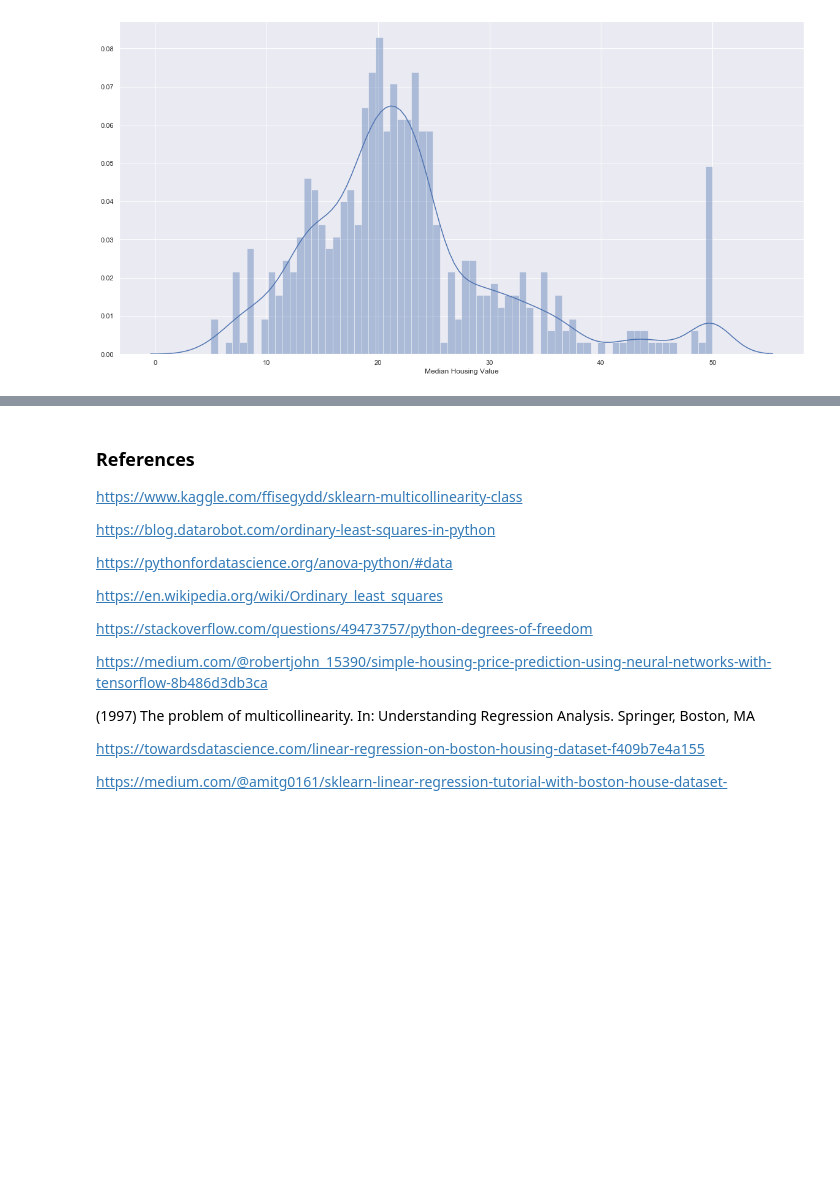
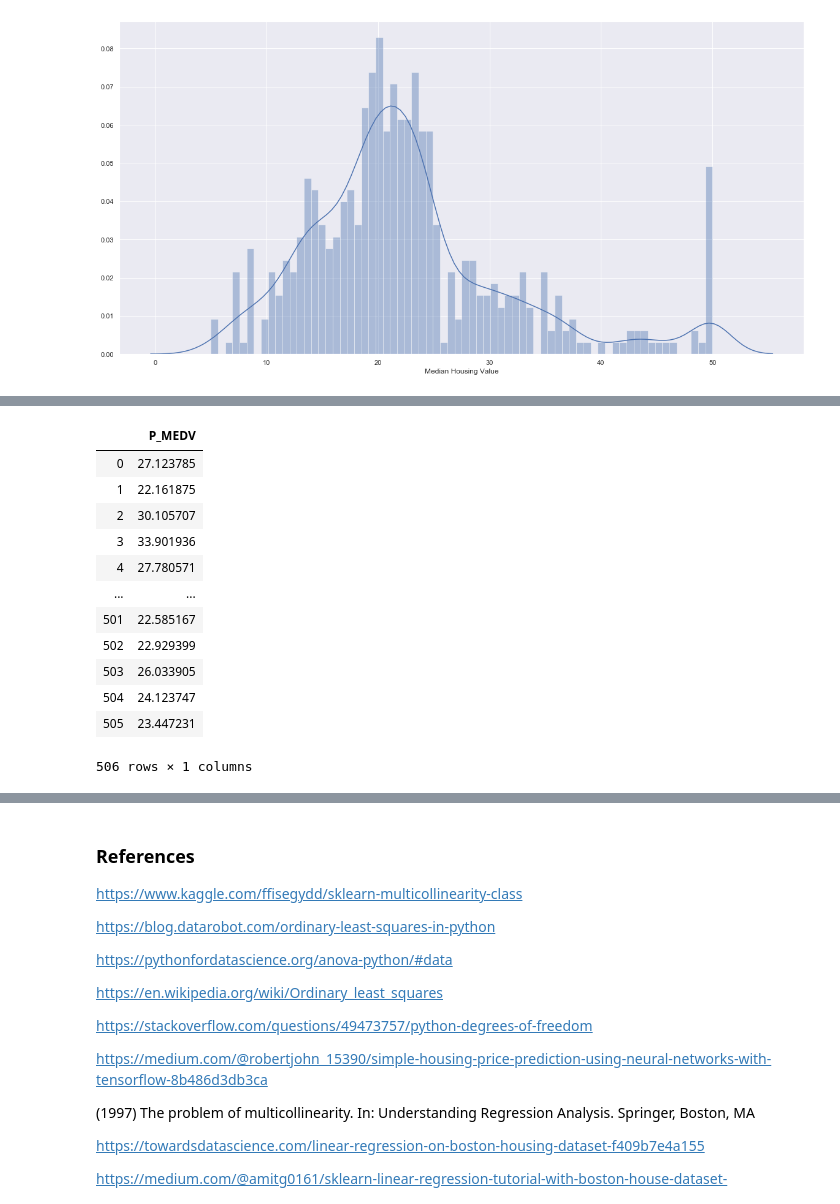
Before and after one commit to SimonMcLain/ML-Statistics-Project-2019-G00364775, a Jupyter notebook: Project.ipynb, the cells around one changed output, grey strips where cells are left out. Cells and saved outputs as stored; diff of their text form; code cells hidden in the pictures; blank space fills up the shorter version.

```diff
--- a/Project.ipynb
+++ b/Project.ipynb
@@ -334,11 +320,12 @@ from keras import Sequential
 from keras.layers import Dense
 
 #build our model
-model = Sequential()
+m = kr.models.Sequential()
 
-model.add(Dense(5, activation='relu'))
-model.add(Dense(25, activation='relu'))
-model.add(Dense(5, activation='relu'))
-model.add(Dense(1))
+m.add(kr.layers.Dense(10, input_dim=6, activation='relu'))
+m.add(kr.layers.Dense(20, activation='linear'))
+m.add(kr.layers.Dense(50, activation='linear'))
+m.add(kr.layers.Dense(10, activation='linear'))
+m.add(kr.layers.Dense(1, activation='linear'))
 
-model.compile(loss='mean_squared_error', optimizer='adam')
+m.compile(loss='mean_squared_error', optimizer='adam', metrics=['accuracy'])
@@ -405,0 +332,3 @@ z.mean()
+# %%
+x = boston.drop(target, axis=1).values
+y = boston[[target]].values
@@ -405,0 +358,17 @@ z.mean()
+# %%
+prediction_output = pd.DataFrame(p, columns=['P_MEDV'])
+prediction_output
+# %% [output]
+|  | P_MEDV |
+| 0 | 27.123785 |
+| 1 | 22.161875 |
+| 2 | 30.105707 |
+| 3 | 33.901936 |
+| 4 | 27.780571 |
+| ... | ... |
+| 501 | 22.585167 |
+| 502 | 22.929399 |
+| 503 | 26.033905 |
+| 504 | 24.123747 |
+| 505 | 23.447231 |
+506 rows × 1 columns
```
Also changed, not shown: parts of 11 cells of this notebook.
